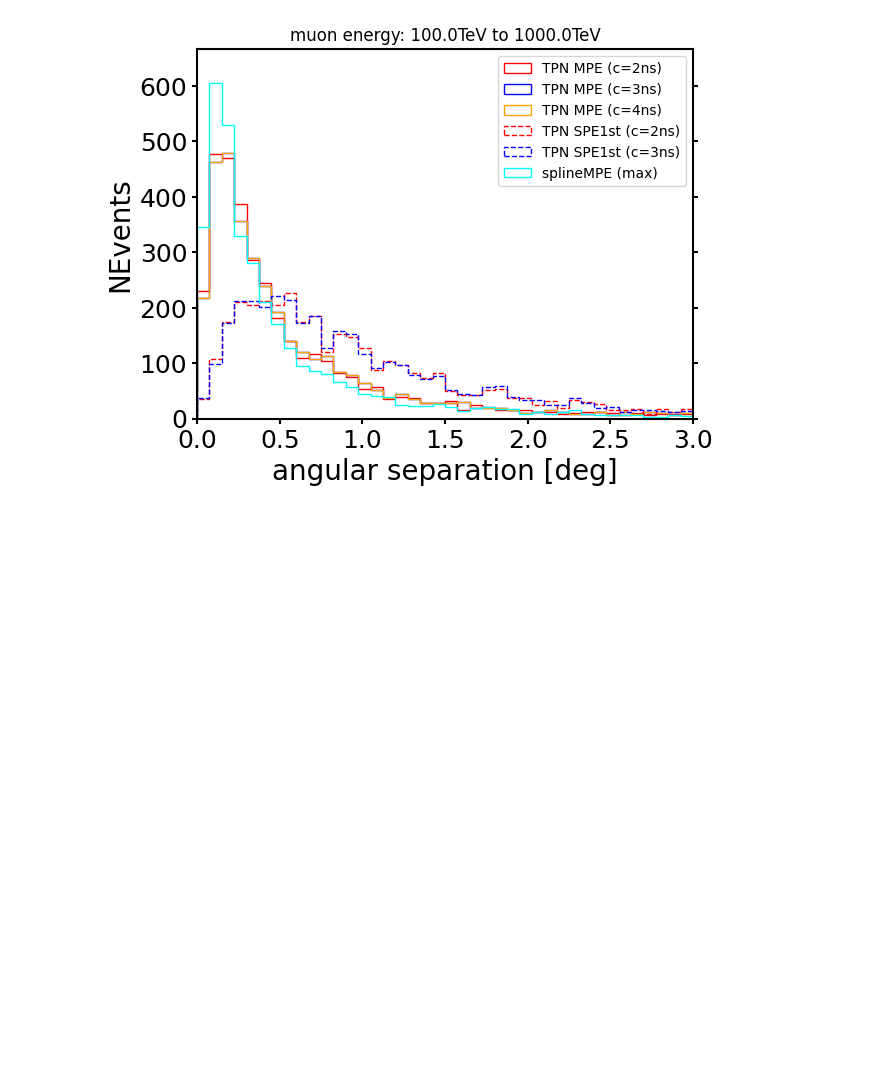
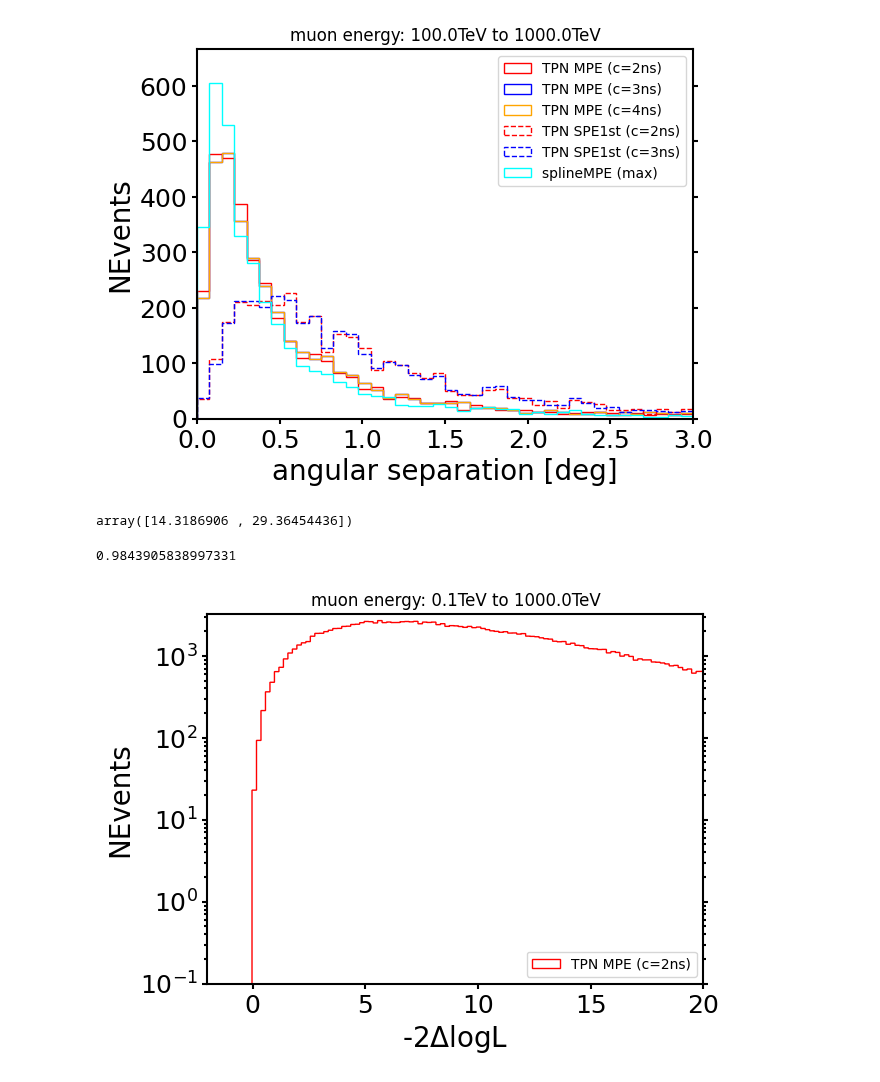
Before and after one commit to rishibbdb/TPN_DeV, a Jupyter notebook: dev/notebooks/resolution_summary.ipynb, the cells around one changed output. Drawn from its saved outputs; the diff is of its cells as text; code cells hidden in the pictures; blank space fills up the shorter version.

```diff
--- a/dev/notebooks/resolution_summary.ipynb
+++ b/dev/notebooks/resolution_summary.ipynb
@@ -54,6 +54,11 @@ def get_gcd(results):
     gcd_smpe = np.rad2deg(GreatCircleDistance(true_azimuth, true_zenith, smpe_azimuth, smpe_zenith))
     muon_energy = results[:, 0]
     return gcd, gcd_smpe, muon_energy
+# %%
+def get_deltalogl(results):
+    muon_energy = results[:, 0]
+    delta_logl = results[:, -1]
+    return muon_energy, delta_logl
 # %%
 def get_resolution(results):
     gcd, gcd_smpe, muon_energy = get_gcd(results)
@@ -166,3 +197,9 @@ make_hist_plot(10000, 100000)
 make_hist_plot(100000, 1000000)
 # %% [output]
 [figure]
+# %%
+muon_energy, delta_logl = get_deltalogl(MPE_sigma2_rho)
+# %%
+np.percentile(delta_logl, [68, 90])
+# %% [output]
+array([14.3186906 , 29.36454436])
@@ -168,0 +208,32 @@ make_hist_plot(100000, 1000000)
+# %%
+chi2.cdf(14, 5)
+# %% [output]
+0.9843905838997331
+# %%
+def make_hist_plot_logl(results, emin, emax, nbins = 156, xmax=150):
+    def get_hist(results, emin, emax):
+        muon_energy, delta_logl = get_deltalogl(results)
+        idx = np.logical_and(muon_energy > emin, muon_energy < emax)
+        bins = np.linspace(-5.0, 150.0, nbins)
+        cts, _ = np.histogram(delta_logl[idx], bins=bins)
+        return cts, bins
+
+    cts, bins = get_hist(MPE_sigma2_rho, emin, emax)
+
+    plot_args = {'xlabel':'-2$\Delta$logL',
+                 'ylabel':'NEvents',
+                 'xlim':[-2.0, xmax],
+                 'ylim':[0.0, 1.2*np.amax(cts)]}
+
+    fig, ax = plt.subplots()
+    plt.hist(0.5*(bins[1:]+bins[:-1]), bins=bins, weights=cts, histtype='step',
+             label='TPN MPE (c=2ns)', color='red')
+    adjust_plot_1d(fig, ax, plot_args=plot_args)
+    plt.title(f"muon energy: {emin/1000}TeV to {emax/1000}TeV")
+    plt.yscale('log')
+    plt.ylim(ymin=1.e-1)
+    plt.show()
+# %%
+make_hist_plot_logl(MPE_sigma2_rho, 100, 1000000, nbins=156*5, xmax=20)
+# %% [output]
+[figure, added]
```
Also changed, not shown: parts of 12 cells of this notebook, 4 other files.
